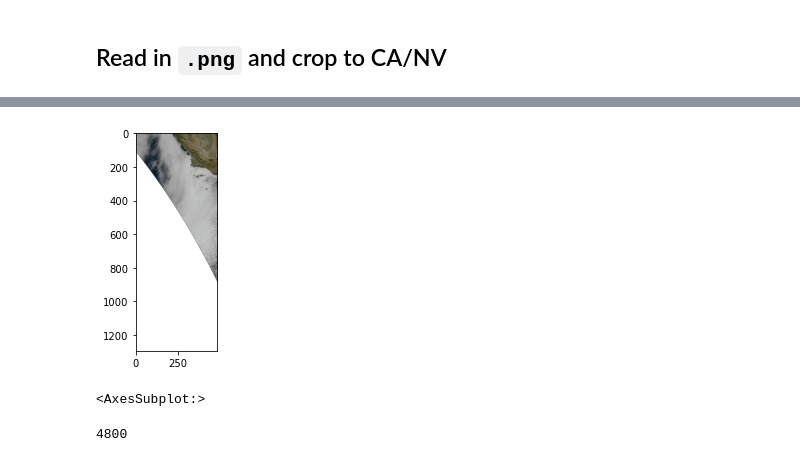
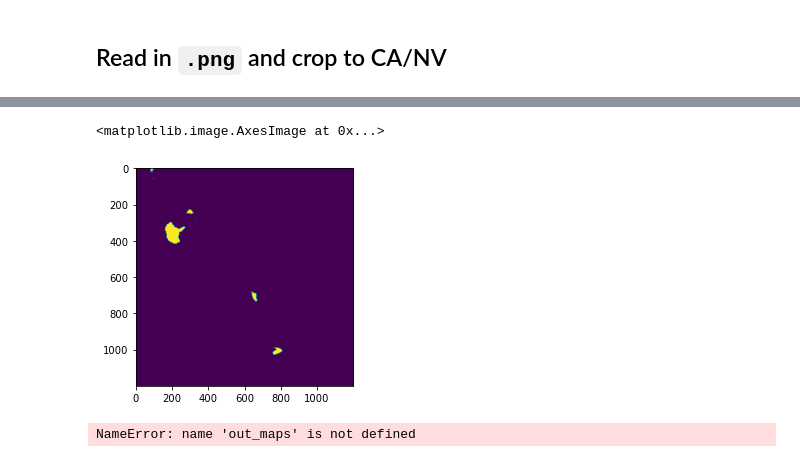
Before and after one commit to jeffwen/smoke_segmentation, a Jupyter notebook: notebooks/3-1_pytorch_network_training.ipynb, the cells around one changed output, grey strips where cells are left out. Drawn from its saved outputs; the diff is of its cells as text; code cells hidden in the pictures.

```diff
--- a/notebooks/3-1_pytorch_network_training.ipynb
+++ b/notebooks/3-1_pytorch_network_training.ipynb
@@ -156,7 +167,7 @@ if 'merra2' in bands:
 # %%
 ## define model class
 model = unet.UNetSmall(num_channels=len(bands)+2)
-model_dict = torch.load('../checkpoints/best_run4.pth.tar', map_location=torch.device('cpu'))
+model_dict = torch.load('../checkpoints/best_run3.pth.tar', map_location=torch.device('cpu'))
 
 model.load_state_dict(model_dict['state_dict'])
 model.eval()
@@ -318,10 +358,9 @@ src.meta
-# %%
-from rasterio.plot import show
-show(out_image)
-# %% [output]
-[figure, removed]
-<AxesSubplot:>
-# %%
-data.shape[2]
-# %% [output]
-4800
+# %%
+out_preds_raw_1 = model(blah[2,:,:,:].unsqueeze(0))
+out_probs = torch.nn.functional.sigmoid(out_preds_raw_1)
+out_maps = (out_probs > 0.3).int().detach().numpy()
+# %%
+plt.imshow(out_maps[0,0,:,:])
+# %% [output]
+<matplotlib.image.AxesImage at 0x...>
+[figure, added]
@@ -327,0 +386,4 @@ data.shape[2]
+# %%
+what = out_maps[2,0,:,:]
+# %% [output]
+NameError: name 'out_maps' is not defined
```
Also changed, not shown: parts of 32 cells of this notebook, 5 other files.
